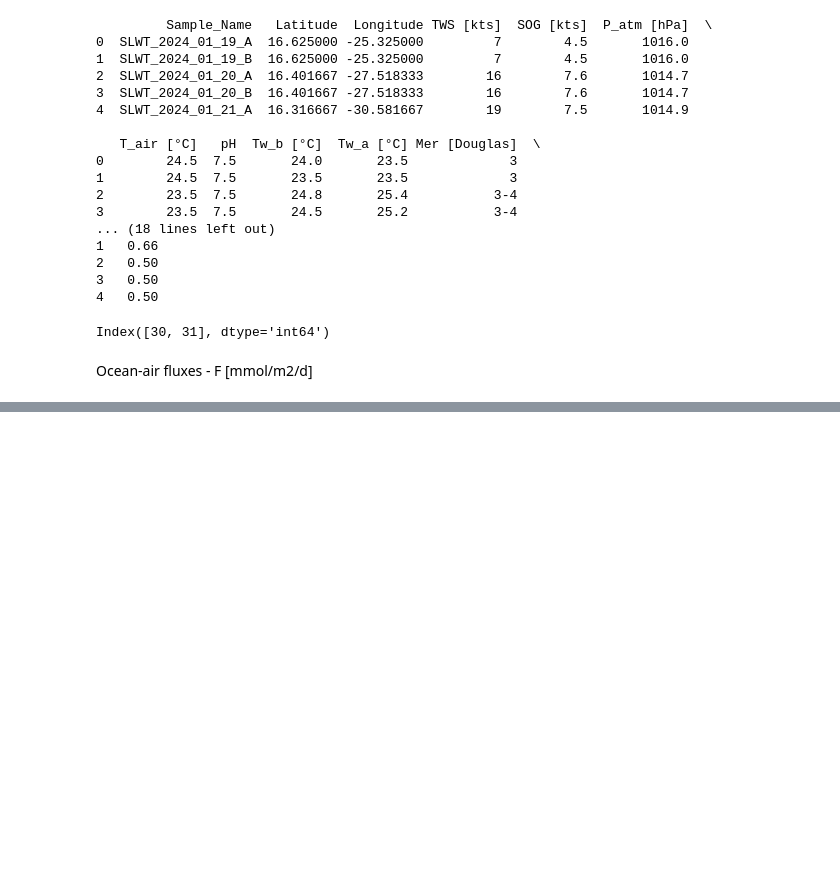
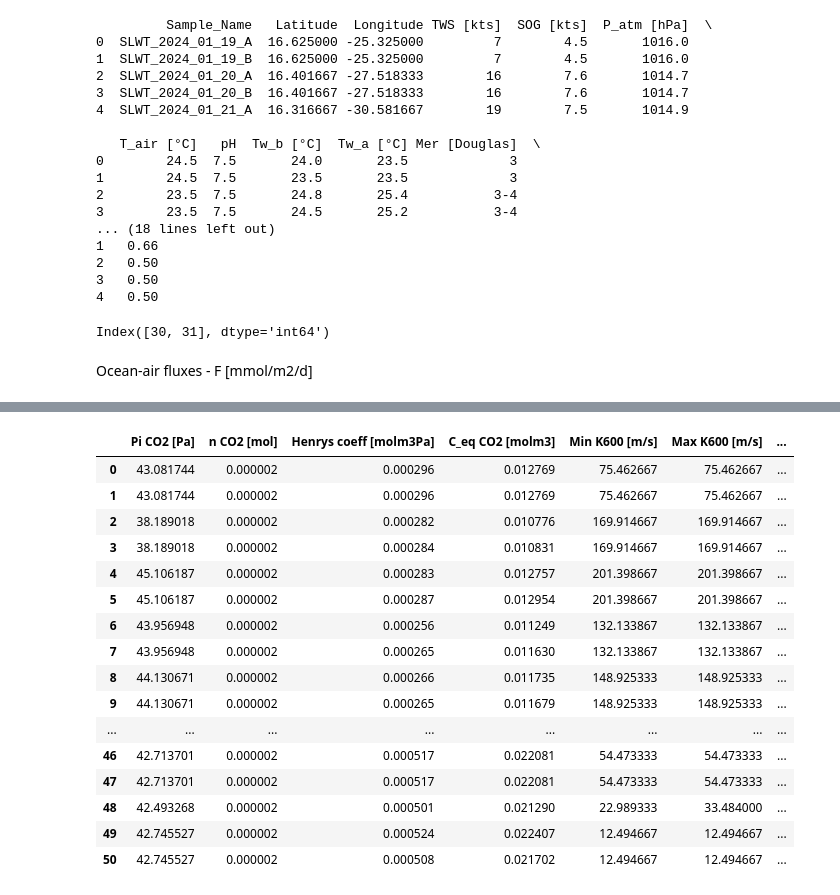
Before and after one commit to lolapricam/Sea-air_fluxes_Arctic, a Jupyter notebook: main_code.ipynb, the cells around one changed output, grey strips where cells are left out. Drawn from its saved outputs; the diff is of its cells as text; code cells hidden in the pictures; blank space fills up the shorter version.

```diff
--- a/main_code.ipynb
+++ b/main_code.ipynb
@@ -311,0 +370,26 @@ Mean max CH4 flux: 176.3381425681907
+# %%
+# Creating a big datafrane with all the results
+# for CO2
+df = pd.DataFrame({'Pi CO2 [Pa]' : Pi_CO2_Pa, 'n CO2 [mol]' : n_CO2_mol, 'Henrys coeff [molm3Pa] ' : hcpsalt_CO2_molm3Pa,
+                   'C_eq CO2 [molm3]' : C_eq_CO2_molm3, 'Min K600 [m/s]' : K600_min_ms, 'Max K600 [m/s]' : K600_max_ms,
+                   'Sc CO2 [-]' : Sc_CO2, 'Min Ki CO2 [m/d]' : Ki_min_CO2_md, 'Max Ki CO2 [m/d]' : Ki_max_CO2_md,
+                   'Min CO2 flux [mmol/m2/d]': F_min_CO2_mmolm2d, 'Max CO2 flux [mmol/m2/d]': F_max_CO2_mmolm2d})
+display(df)
+# %% [output]
+|  | Pi CO2 [Pa] | n CO2 [mol] | Henrys coeff [molm3Pa] | C_eq CO2 [molm3] | Min K600 [m/s] | Max K600 [m/s] | ... |
+| 0 | 43.081744 | 0.000002 | 0.000296 | 0.012769 | 75.462667 | 75.462667 | ... |
+| 1 | 43.081744 | 0.000002 | 0.000296 | 0.012769 | 75.462667 | 75.462667 | ... |
+| 2 | 38.189018 | 0.000002 | 0.000282 | 0.010776 | 169.914667 | 169.914667 | ... |
+| 3 | 38.189018 | 0.000002 | 0.000284 | 0.010831 | 169.914667 | 169.914667 | ... |
+| 4 | 45.106187 | 0.000002 | 0.000283 | 0.012757 | 201.398667 | 201.398667 | ... |
+| 5 | 45.106187 | 0.000002 | 0.000287 | 0.012954 | 201.398667 | 201.398667 | ... |
+| 6 | 43.956948 | 0.000002 | 0.000256 | 0.011249 | 132.133867 | 132.133867 | ... |
+| 7 | 43.956948 | 0.000002 | 0.000265 | 0.011630 | 132.133867 | 132.133867 | ... |
+| 8 | 44.130671 | 0.000002 | 0.000266 | 0.011735 | 148.925333 | 148.925333 | ... |
+| 9 | 44.130671 | 0.000002 | 0.000265 | 0.011679 | 148.925333 | 148.925333 | ... |
+| ... | ... | ... | ... | ... | ... | ... | ... |
+| 46 | 42.713701 | 0.000002 | 0.000517 | 0.022081 | 54.473333 | 54.473333 | ... |
+| 47 | 42.713701 | 0.000002 | 0.000517 | 0.022081 | 54.473333 | 54.473333 | ... |
+| 48 | 42.493268 | 0.000002 | 0.000501 | 0.021290 | 22.989333 | 33.484000 | ... |
+| 49 | 42.745527 | 0.000002 | 0.000524 | 0.022407 | 12.494667 | 12.494667 | ... |
+| 50 | 42.745527 | 0.000002 | 0.000508 | 0.021702 | 12.494667 | 12.494667 | ... |
```
Also changed, not shown: parts of 6 cells of this notebook.
